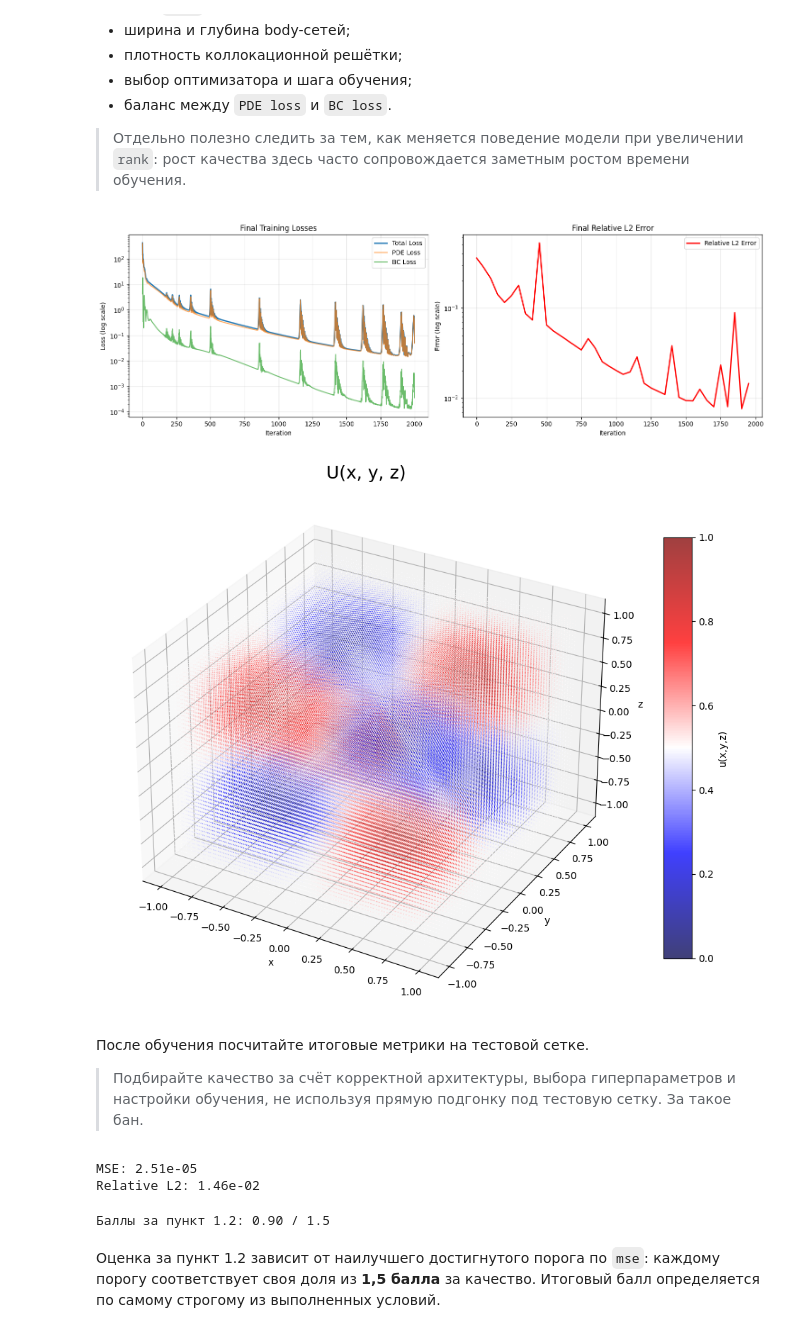
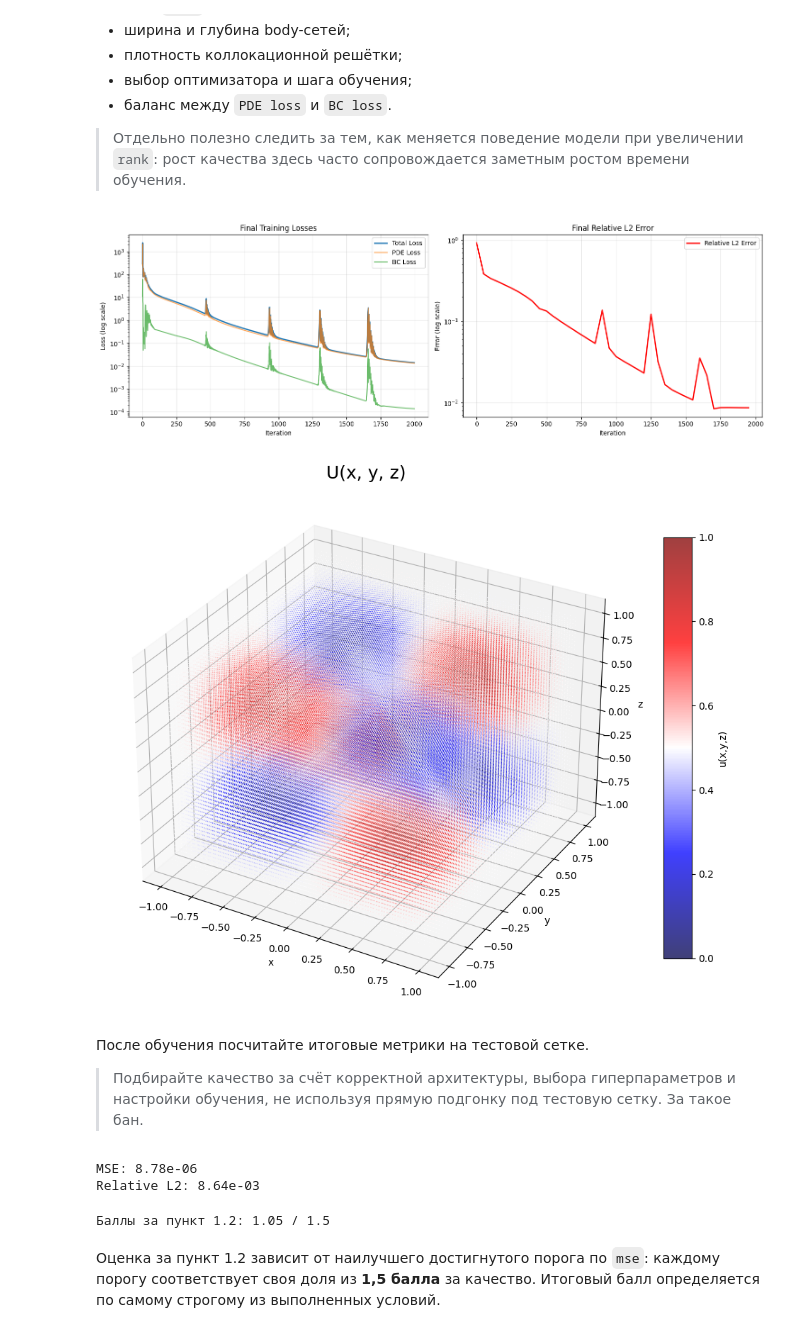
Before and after one commit to EgorGorshen/ml-hw, a Jupyter notebook: homework_practice_04_dl.ipynb, the cells around one changed output. Cells and saved outputs as stored; diff of their text form; code cells hidden in the pictures.

Commit message:
MSE: 8.78e-06 Relative L2: 8.64e-03

```diff
--- a/homework_practice_04_dl.ipynb
+++ b/homework_practice_04_dl.ipynb
@@ -793,9 +793,9 @@ RESAMPLE_ITER = 100
 N_PER_AXIS = 128
 
 model = BaseSPINN(
-    rank=8,
+    rank=3,
     hidden_dim=48,
-    n_hidden_layers=3,
+    n_hidden_layers=4,
     N_bc=32,
     k=1.0,
     a1=1,
@@ -805,34 +805,34 @@ model = BaseSPINN(
 ).to(device)
 
 
 model.apply(init_tanh_)
 
 optimizer = torch.optim.Adam(model.parameters(), lr=1e-3)
 scheduler = torch.optim.lr_scheduler.CosineAnnealingLR(
     optimizer,
     T_max=EPOCHS,
     eta_min=1e-5,
 )
 
 history, best_error, best_u = train_spinn(
     model=model,
     optimizer=optimizer,
     x_test=xx_test,
     y_test=yy_test,
     z_test=zz_test,
     u_test=u_test,
     epochs=EPOCHS,
     log_iter=LOG_ITER,
     resample_iter=RESAMPLE_ITER,
     N_per_axis=N_PER_AXIS,
     domain_size=1.0,
     device=device,
     scheduler=scheduler,
     pde_weight=1,
     bc_weight=4,
 )
 # %% [output]
-[figure, old version]
+[figure, new version]
 [figure]
 # %% [markdown]
 После обучения посчитайте итоговые метрики на тестовой сетке.
@@ -849,8 +849,8 @@ rel_l2 = relative_l2(u_pred_final, u_test).item()
 print(f"MSE: {mse:.2e}")
 print(f"Relative L2: {rel_l2:.2e}")
 # %% [output]
-MSE: 2.51e-05
-Relative L2: 1.46e-02
+MSE: 8.78e-06
+Relative L2: 8.64e-03
 # %%
 score_1_2 = 0.0
 if mse <= 5e-3:
@@ -866,7 +866,7 @@ if mse <= 5e-8:
 
 print(f"Баллы за пункт 1.2: {score_1_2:.2f} / 1.5")
 # %% [output]
-Баллы за пункт 1.2: 0.90 / 1.5
+Баллы за пункт 1.2: 1.05 / 1.5
 # %% [markdown]
 Оценка за пункт 1.2 зависит от наилучшего достигнутого порога по `mse`: каждому порогу соответствует своя доля из **1,5 балла** за качество. Итоговый балл определяется по самому строгому из выполненных условий.
 # %% [markdown]
```
